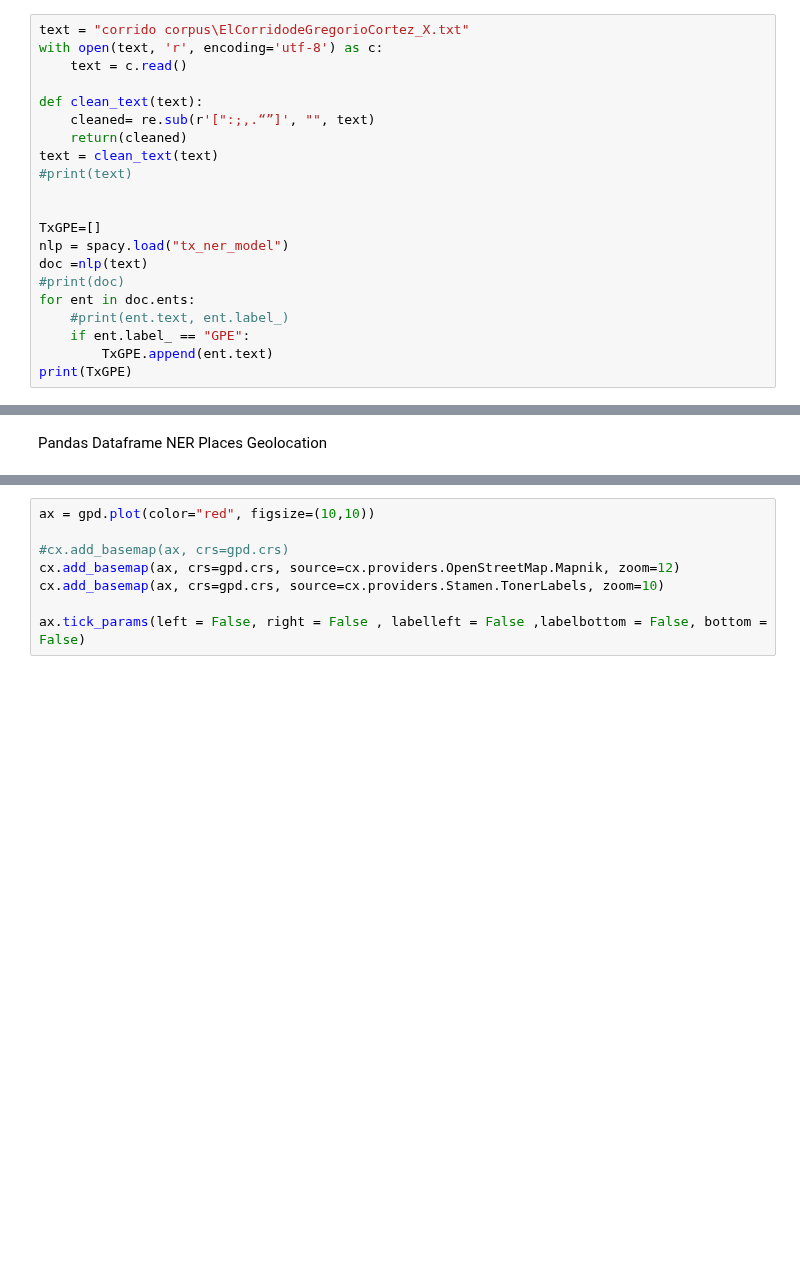
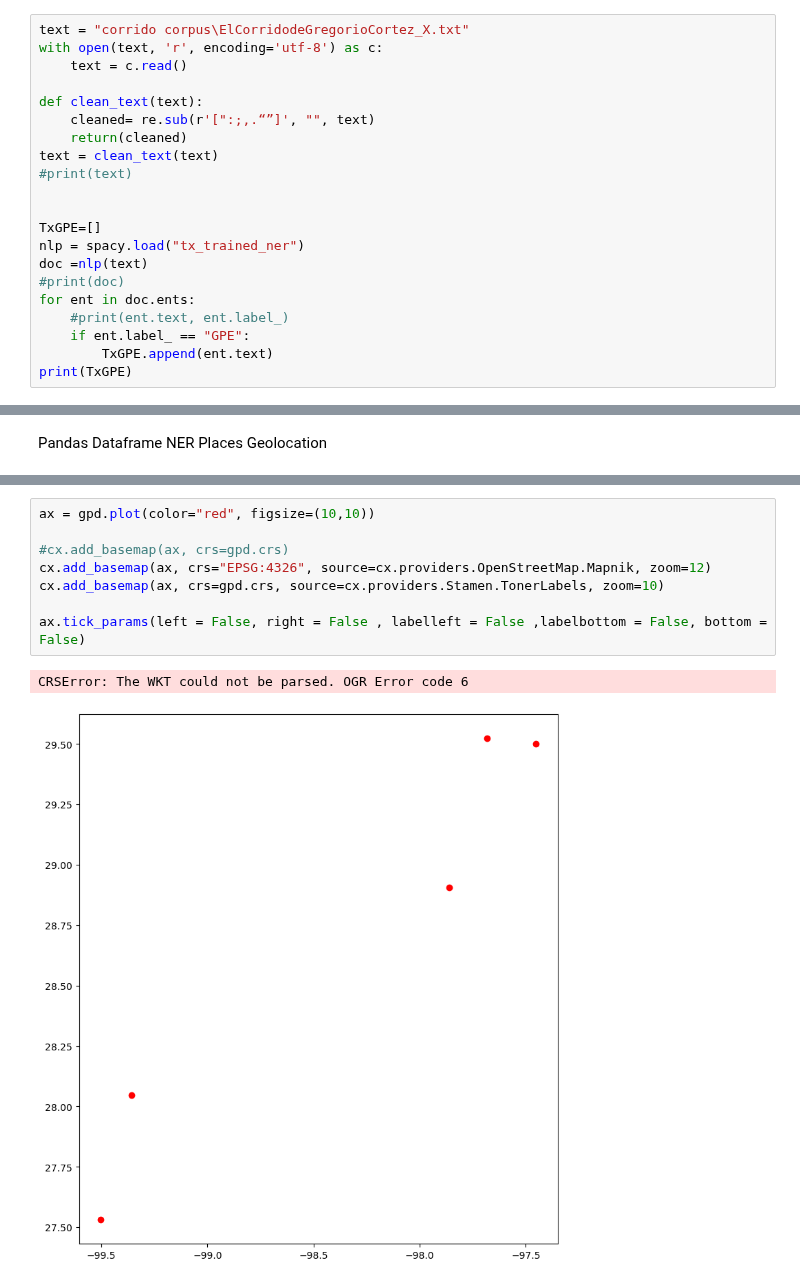
Before and after one commit to dianita956/Corridos, a Jupyter notebook: El_Corrido_de_Gregorio_Cortez_Variant_X_English.ipynb, the cells around one changed output, grey strips where cells are left out. Drawn from its saved outputs; the diff is of its cells as text; blank space fills up the shorter version.

```diff
--- a/El_Corrido_de_Gregorio_Cortez_Variant_X_English.ipynb
+++ b/El_Corrido_de_Gregorio_Cortez_Variant_X_English.ipynb
@@ -59,7 +50,7 @@ text = clean_text(text)
 
 
 TxGPE=[]
-nlp = spacy.load("tx_ner_model")
+nlp = spacy.load("tx_trained_ner")
 doc =nlp(text)
 #print(doc)
 for ent in doc.ents:
@@ -106,8 +136,11 @@ gpd
 # %%
 ax = gpd.plot(color="red", figsize=(10,10))
 
 #cx.add_basemap(ax, crs=gpd.crs)
-cx.add_basemap(ax, crs=gpd.crs, source=cx.providers.OpenStreetMap.Mapnik, zoom=12)
+cx.add_basemap(ax, crs="EPSG:4326", source=cx.providers.OpenStreetMap.Mapnik, zoom=12)
 cx.add_basemap(ax, crs=gpd.crs, source=cx.providers.Stamen.TonerLabels, zoom=10)
 
 ax.tick_params(left = False, right = False , labelleft = False ,labelbottom = False, bottom = False)
+# %% [output]
+CRSError: The WKT could not be parsed. OGR Error code 6
+[figure, added]
```
Also changed, not shown: parts of 9 cells of this notebook, 11 other files.
